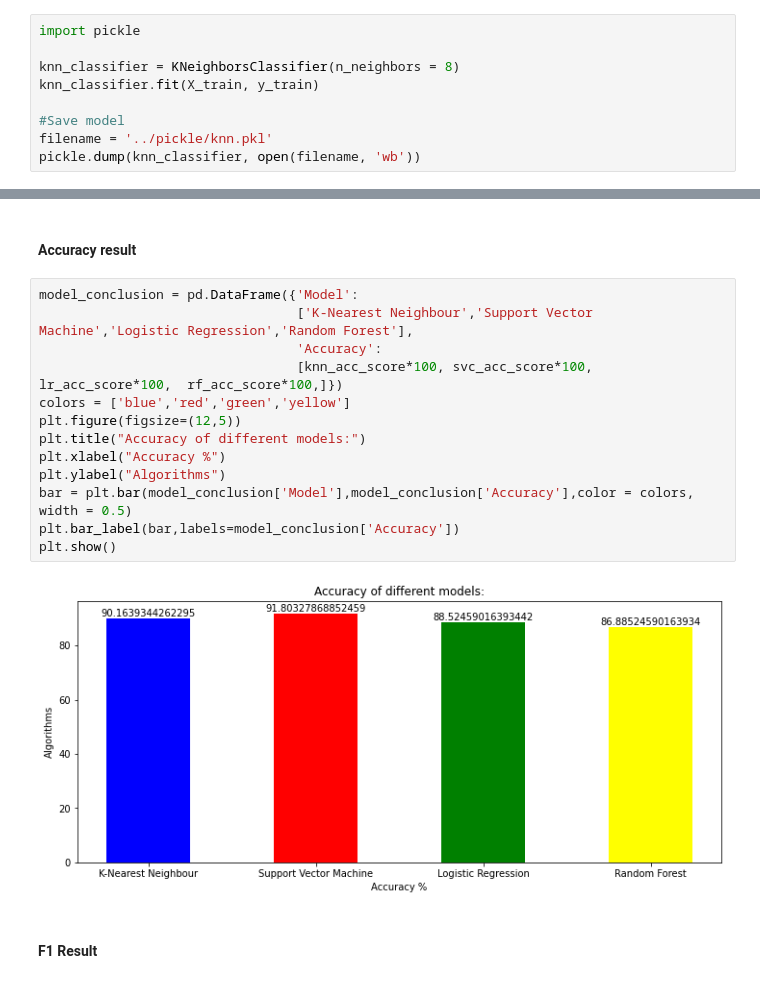
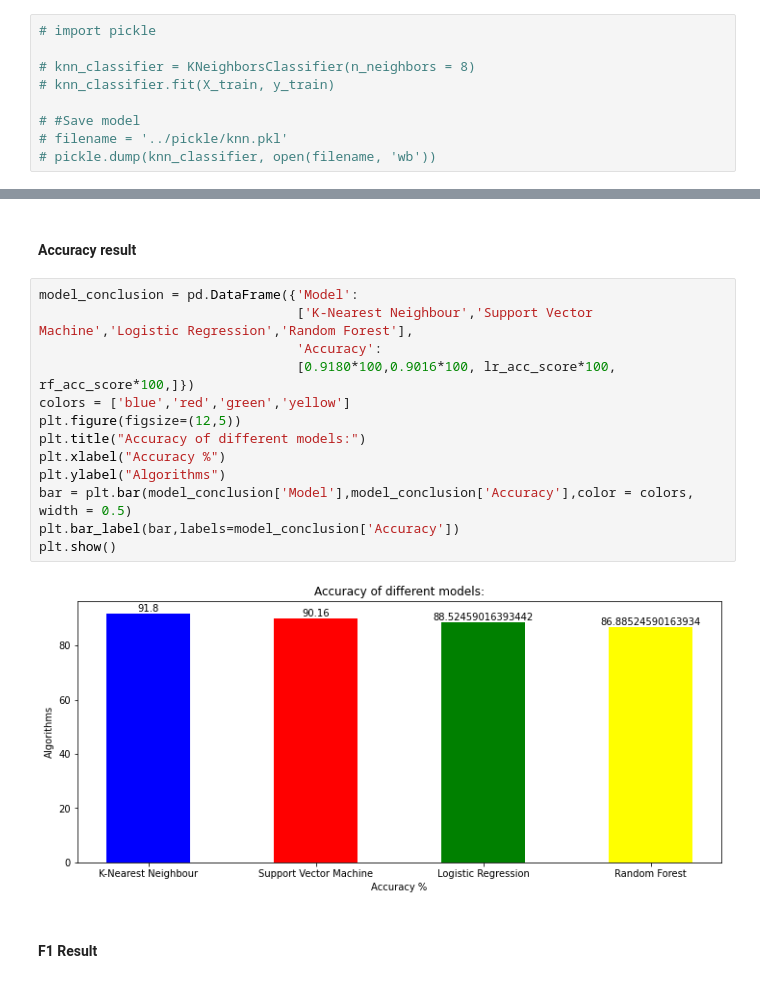
Before and after one commit to Anubhav4380/heartdiseaseprediction, a Jupyter notebook: src/heart_diseases_preprocessing_dataset.ipynb, the cells around one changed output, grey strips where cells are left out. Cells and saved outputs as stored; diff of their text form.

```diff
--- a/src/heart_diseases_preprocessing_dataset.ipynb
+++ b/src/heart_diseases_preprocessing_dataset.ipynb
@@ -513,14 +515,14 @@ weighted avg       0.90      0.90      0.90        61
 # %% [markdown]
 #### Saving the best model
 # %%
-import pickle
+# import pickle
 
-knn_classifier = KNeighborsClassifier(n_neighbors = 8)
-knn_classifier.fit(X_train, y_train)
+# knn_classifier = KNeighborsClassifier(n_neighbors = 8)
+# knn_classifier.fit(X_train, y_train)
 
-#Save model
-filename = '../pickle/knn.pkl'
-pickle.dump(knn_classifier, open(filename, 'wb'))
+# #Save model
+# filename = '../pickle/knn.pkl'
+# pickle.dump(knn_classifier, open(filename, 'wb'))
 # %%
 #List Hyperparameters that we want to tune.
 # leaf_size = list(range(1,50))
@@ -782,18 +784,18 @@ weighted avg       0.87      0.87      0.87        61
 # %%
 model_conclusion = pd.DataFrame({'Model':
                                  ['K-Nearest Neighbour','Support Vector Machine','Logistic Regression','Random Forest'],
                                  'Accuracy':
-                                 [knn_acc_score*100, svc_acc_score*100, lr_acc_score*100,  rf_acc_score*100,]})
+                                 [0.9180*100,0.9016*100, lr_acc_score*100,  rf_acc_score*100,]})
 colors = ['blue','red','green','yellow']
 plt.figure(figsize=(12,5))
 plt.title("Accuracy of different models:")
 plt.xlabel("Accuracy %")
 plt.ylabel("Algorithms")
 bar = plt.bar(model_conclusion['Model'],model_conclusion['Accuracy'],color = colors, width = 0.5)
 plt.bar_label(bar,labels=model_conclusion['Accuracy'])
 plt.show()
 # %% [output]
-[figure, old version]
+[figure, new version]
 # %% [markdown]
 #### F1 Result
 # %%
```
Also changed, not shown: parts of 4 cells of this notebook, 7 other files.
